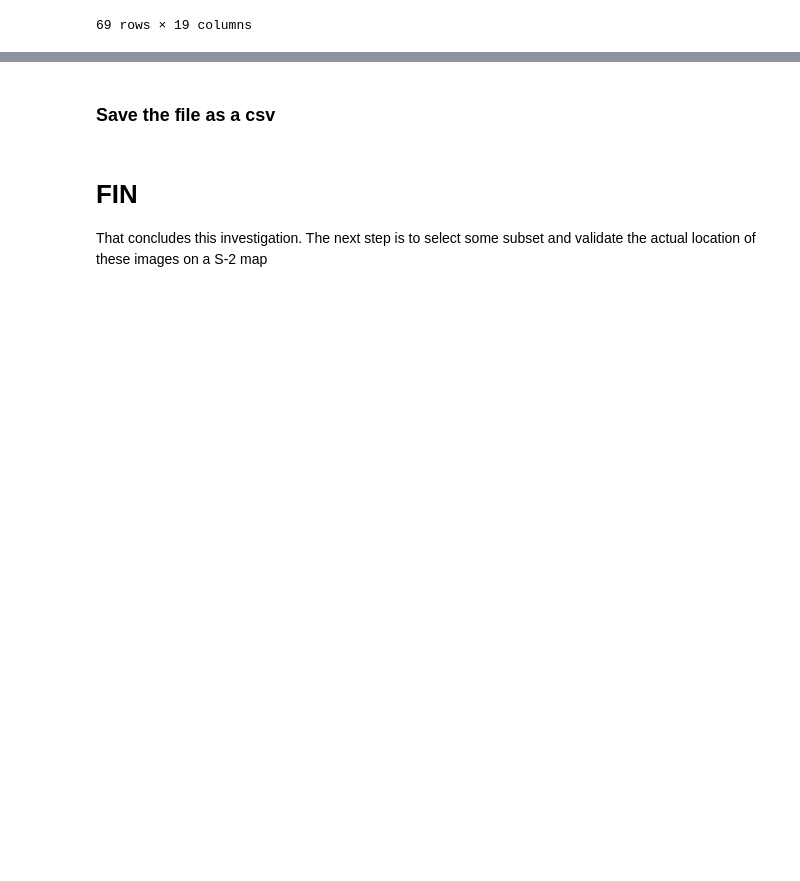
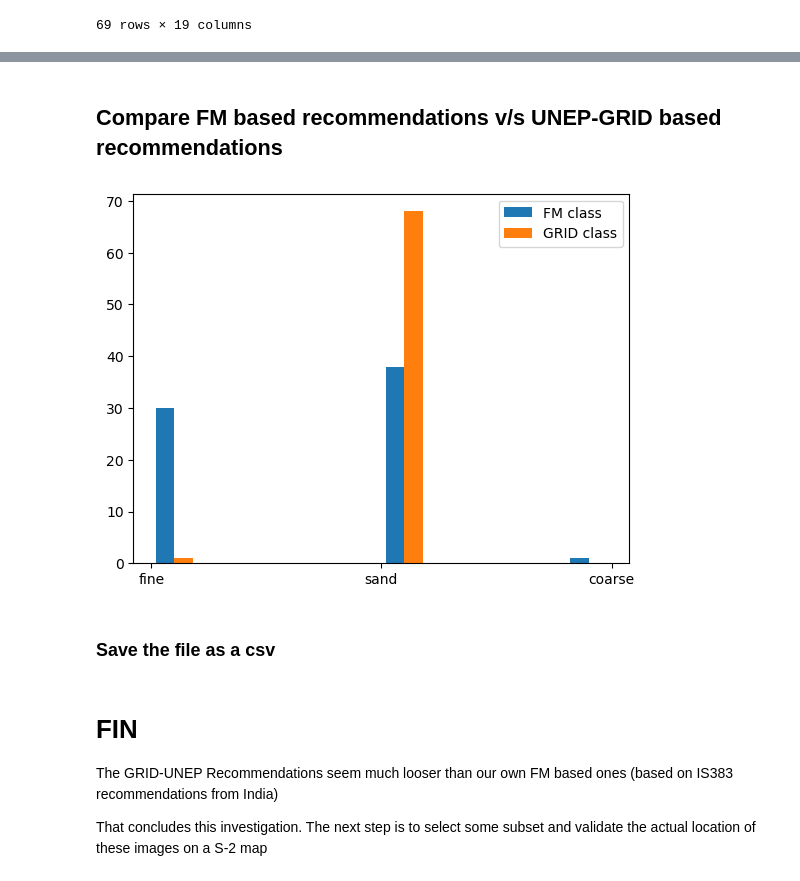
Before and after one commit to BerkeleySandProject/py-sand-mapping, a Jupyter notebook: groundtruths/sedinet/sedinet_gt.ipynb, the cells around one changed output, grey strips where cells are left out. Saved outputs shown, nothing was run; the diff lists cells and outputs as text; code cells hidden in the pictures; blank space fills up the shorter version.

```diff
--- a/groundtruths/sedinet/sedinet_gt.ipynb
+++ b/groundtruths/sedinet/sedinet_gt.ipynb
@@ -608,3 +300,11 @@ fm_df
+# %% [markdown]
+## Compare FM based recommendations v/s UNEP-GRID based recommendations
+# %%
+plt.hist([grid_df.FM_class, grid_df.grid_class])
+plt.legend(['FM class', 'GRID class'])
+plt.show()
+# %% [output]
+[figure, added]
 # %% [markdown]
 ### Save the file as a csv
 # %%
@@ -615,4 +315,6 @@ fm_df.to_pickle('../../data/sedinet-gt-fm.pkl')
 # %% [markdown]
 # FIN
 
+The GRID-UNEP Recommendations seem much looser than our own FM based ones (based on IS383 recommendations from India)
+
 That concludes this investigation. The next step is to select some subset and validate the actual location of these images on a S-2 map
```
Also changed, not shown: parts of 48 cells of this notebook, 1 other file.
